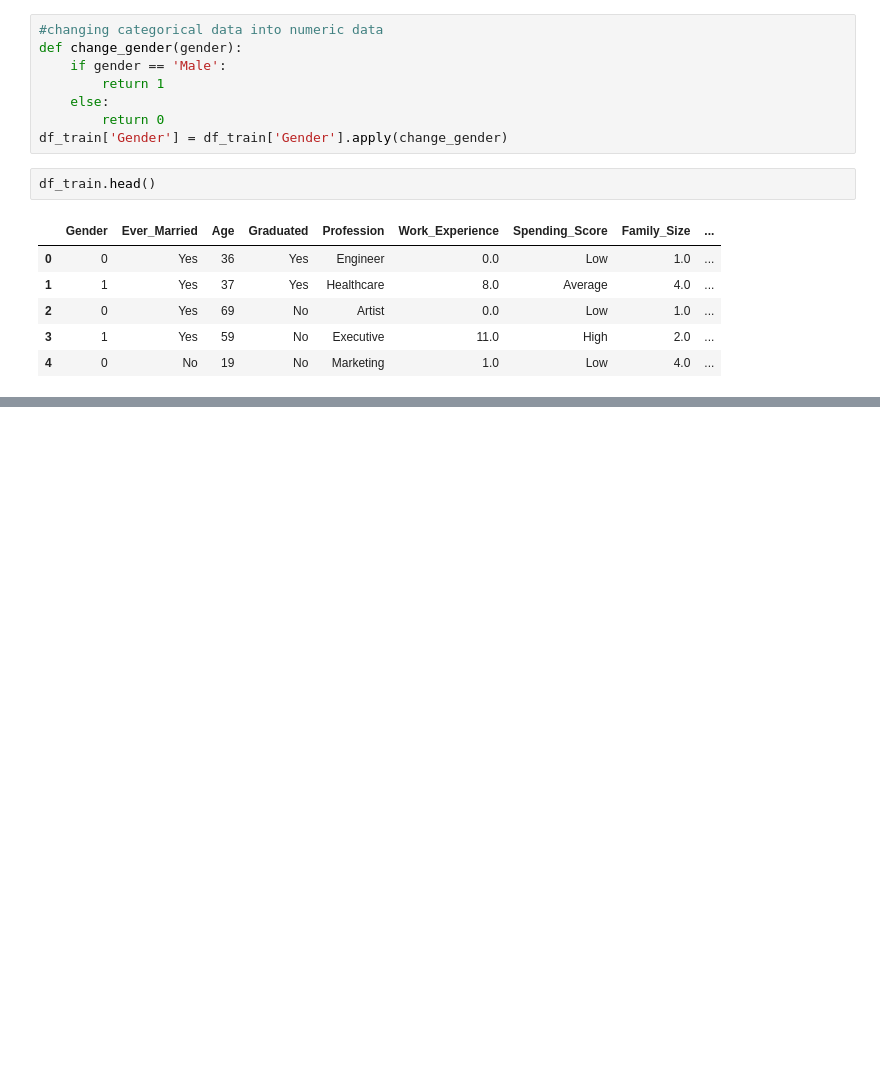
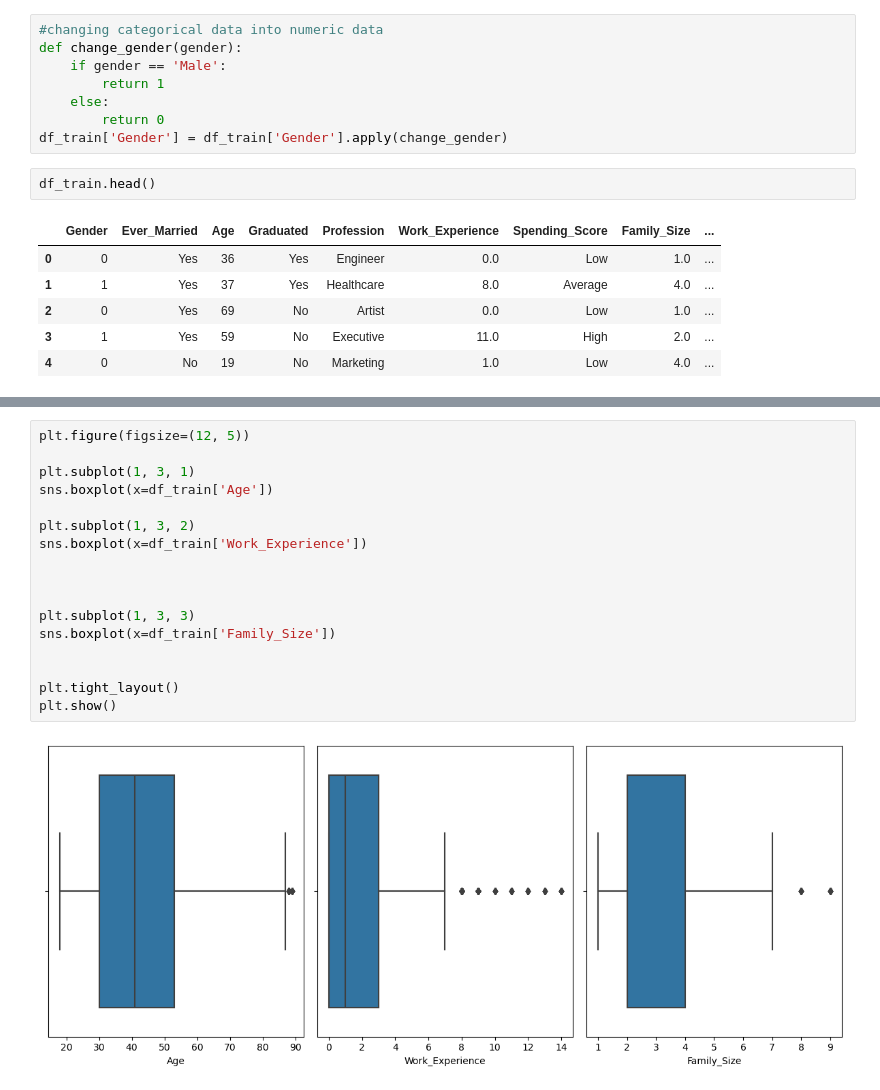
Before and after one commit to saysayjal/Customer-Segmentation-Classification, a Jupyter notebook: classify.ipynb, the cells around one changed output, grey strips where cells are left out. Drawn from its saved outputs; the diff is of its cells as text; blank space fills up the shorter version.

```diff
--- a/classify.ipynb
+++ b/classify.ipynb
@@ -224,0 +269,19 @@ plt.show()
+# %%
+plt.figure(figsize=(12, 5))
+
+plt.subplot(1, 3, 1)
+sns.boxplot(x=df_train['Age'])
+
+plt.subplot(1, 3, 2)
+sns.boxplot(x=df_train['Work_Experience'])
+
+
+
+plt.subplot(1, 3, 3)
+sns.boxplot(x=df_train['Family_Size'])
+
+
+plt.tight_layout()
+plt.show()
+# %% [output]
+[figure, added]
```
Also changed, not shown: parts of 26 cells of this notebook.
